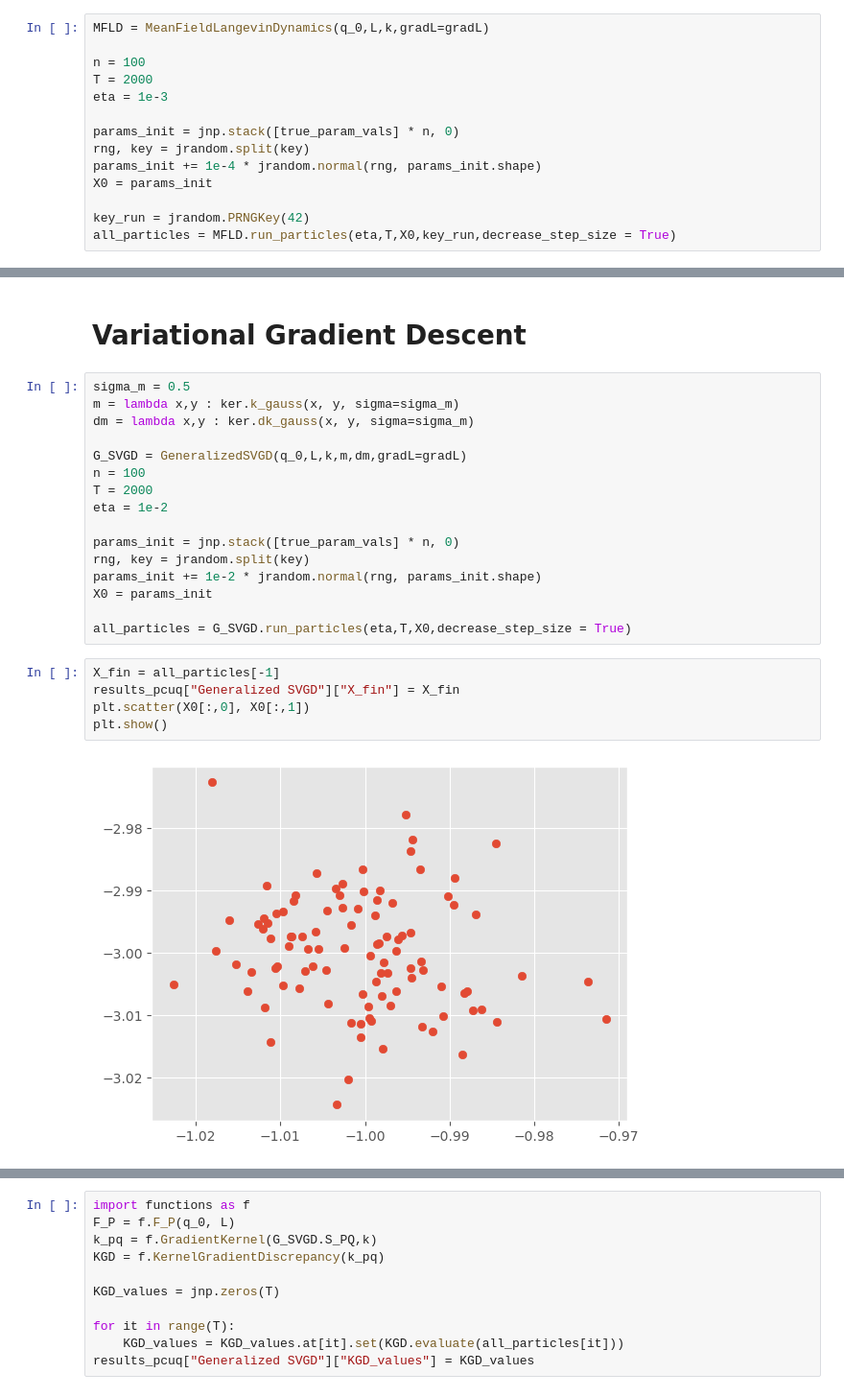
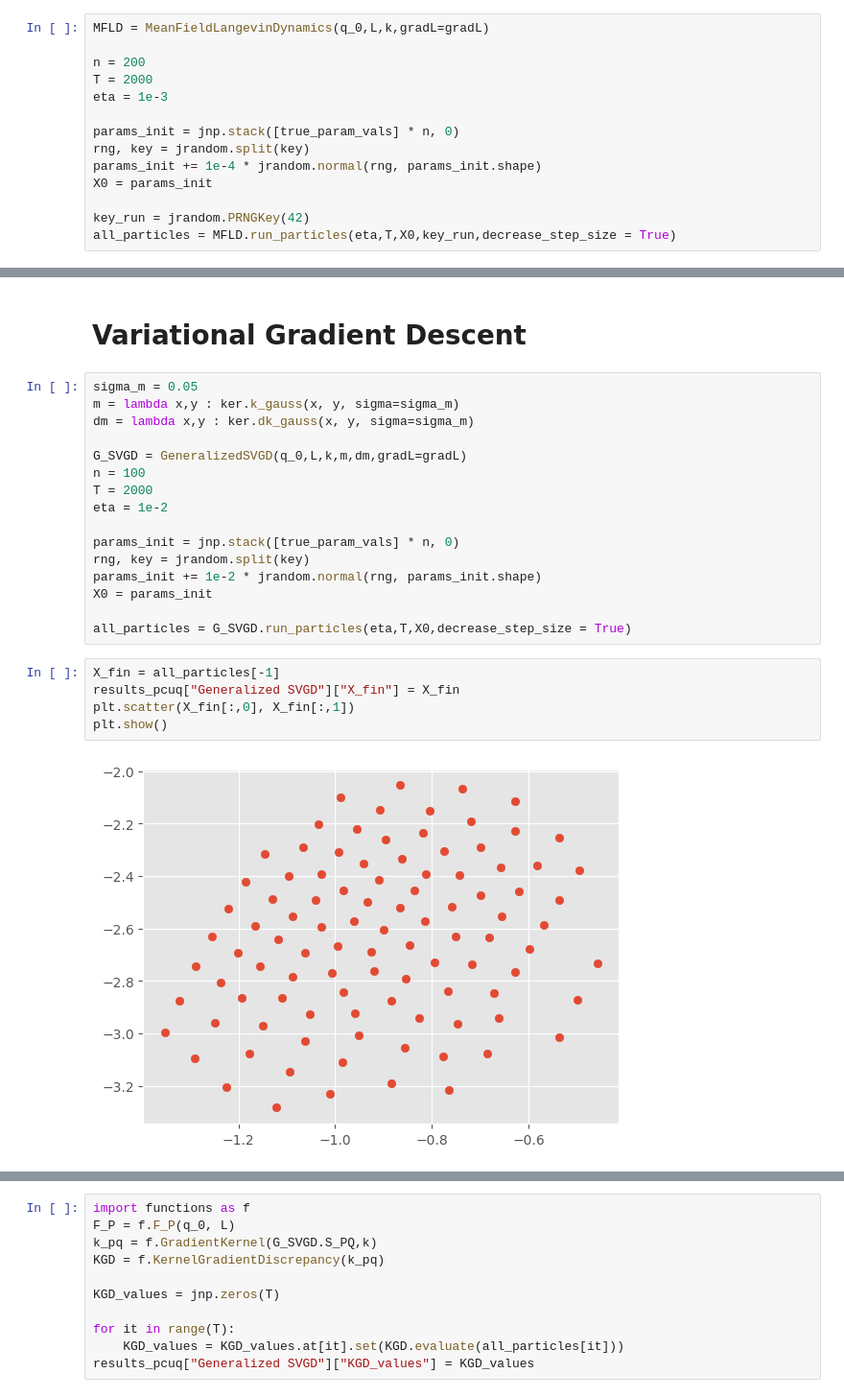
Before and after one commit to congyewang/kgd-code, a Jupyter notebook: pcuq_lotka_volterra.ipynb, the cells around one changed output, grey strips where cells are left out. Shown at 96% size. Saved outputs shown, nothing was run; the diff lists cells and outputs as text.

```diff
--- a/pcuq_lotka_volterra.ipynb
+++ b/pcuq_lotka_volterra.ipynb
@@ -239,7 +239,7 @@ plt.show()
 # %%
 MFLD = MeanFieldLangevinDynamics(q_0,L,k,gradL=gradL)
 
-n = 100
+n = 200
 T = 2000
 eta = 1e-3
 
@@ -281,7 +281,7 @@ plt.show()
 # %% [markdown]
 # Variational Gradient Descent
 # %%
-sigma_m = 0.5
+sigma_m = 0.05
 m = lambda x,y : ker.k_gauss(x, y, sigma=sigma_m)
 dm = lambda x,y : ker.dk_gauss(x, y, sigma=sigma_m)
 
@@ -299,10 +299,10 @@ all_particles = G_SVGD.run_particles(eta,T,X0,decrease_step_size = True)
 # %%
 X_fin = all_particles[-1]
 results_pcuq["Generalized SVGD"]["X_fin"] = X_fin
-plt.scatter(X0[:,0], X0[:,1])
+plt.scatter(X_fin[:,0], X_fin[:,1])
 plt.show()
 # %% [output]
-[figure, old version]
+[figure, new version]
 # %%
 plt.plot(all_particles[:, :10, 0],color = "blue")
 #plt.plot(all_particles[:, :10, 1],color = "green")
```
Also changed, not shown: parts of 6 cells of this notebook, 4 other files.
